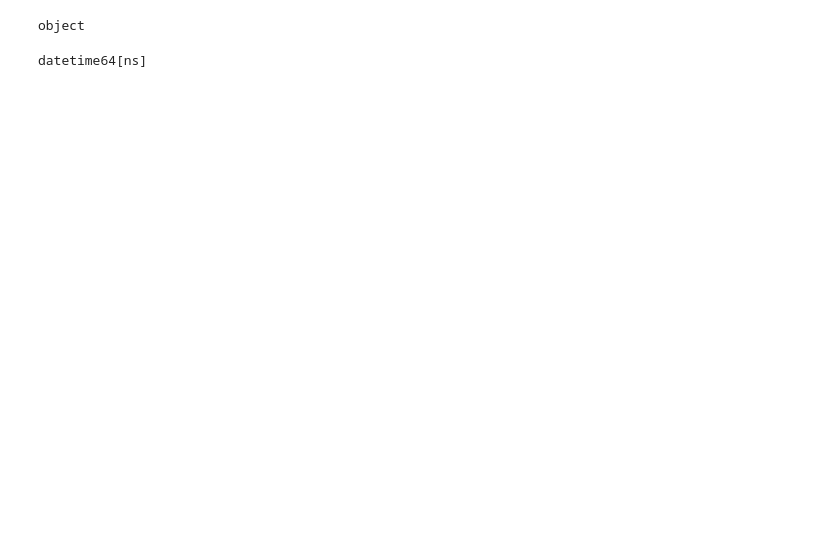
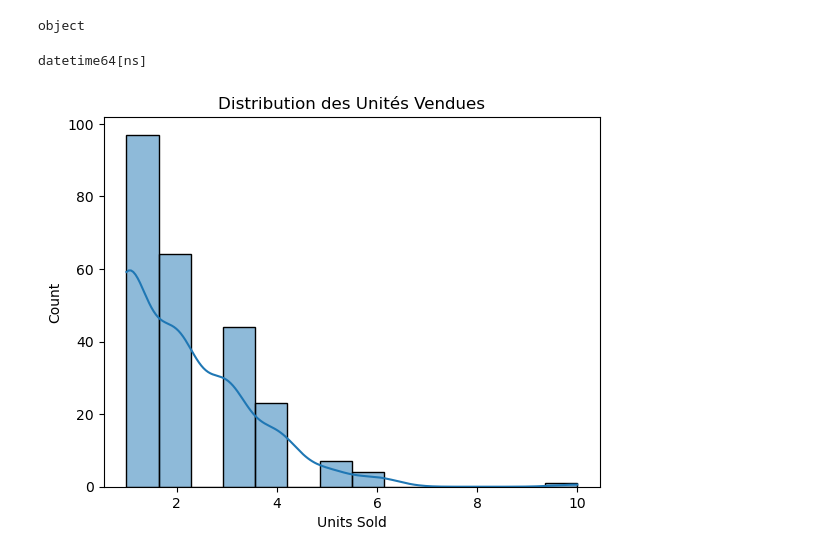
Before and after one commit to BOUZID38ABDELKADER/Online-Sales-Data, a Jupyter notebook: Online Sales Data.ipynb, the cells around one changed output. Drawn from its saved outputs; the diff is of its cells as text; code cells hidden in the pictures; blank space fills up the shorter version.

```diff
--- a/Online Sales Data.ipynb
+++ b/Online Sales Data.ipynb
@@ -87,3 +89,12 @@ df['Date'] = pd.to_datetime(df['Date'])
 print(df['Date'].dtype)
 # %% [output]
 datetime64[ns]
+# %%
+import matplotlib.pyplot as plt
+import seaborn as sns
+
+sns.histplot(df['Units Sold'], kde=True)
+plt.title('Distribution des Unités Vendues')
+plt.show()
+# %% [output]
+[figure, added]
```
Also changed, not shown: parts of 6 cells of this notebook.
